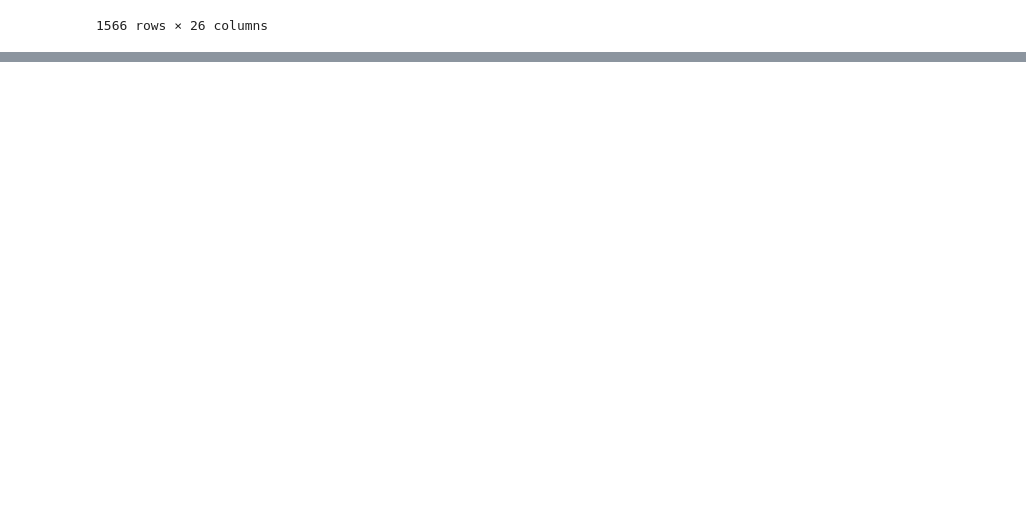
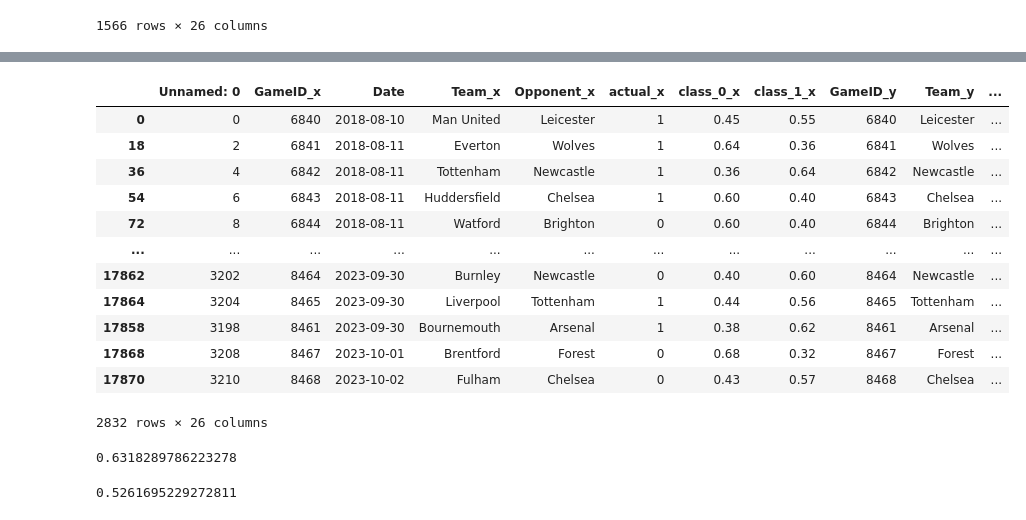
Before and after one commit to garun3/sports_betting, a Jupyter notebook: Notebooks/results_analysis.ipynb, the cells around one changed output, grey strips where cells are left out. Cells and saved outputs as stored; diff of their text form; code cells hidden in the pictures; blank space fills up the shorter version.

```diff
--- a/Notebooks/results_analysis.ipynb
+++ b/Notebooks/results_analysis.ipynb
@@ -66,0 +133,17 @@ merged
+# %%
+merged = merged.sort_values('Date')
+merged
+# %% [output]
+|  | Unnamed: 0 | GameID_x | Date | Team_x | Opponent_x | actual_x | class_0_x | class_1_x | GameID_y | Team_y | ... |
+| 0 | 0 | 6840 | 2018-08-10 | Man United | Leicester | 1 | 0.45 | 0.55 | 6840 | Leicester | ... |
+| 18 | 2 | 6841 | 2018-08-11 | Everton | Wolves | 1 | 0.64 | 0.36 | 6841 | Wolves | ... |
+| 36 | 4 | 6842 | 2018-08-11 | Tottenham | Newcastle | 1 | 0.36 | 0.64 | 6842 | Newcastle | ... |
+| 54 | 6 | 6843 | 2018-08-11 | Huddersfield | Chelsea | 1 | 0.60 | 0.40 | 6843 | Chelsea | ... |
+| 72 | 8 | 6844 | 2018-08-11 | Watford | Brighton | 0 | 0.60 | 0.40 | 6844 | Brighton | ... |
+| ... | ... | ... | ... | ... | ... | ... | ... | ... | ... | ... | ... |
+| 17862 | 3202 | 8464 | 2023-09-30 | Burnley | Newcastle | 0 | 0.40 | 0.60 | 8464 | Newcastle | ... |
+| 17864 | 3204 | 8465 | 2023-09-30 | Liverpool | Tottenham | 1 | 0.44 | 0.56 | 8465 | Tottenham | ... |
+| 17858 | 3198 | 8461 | 2023-09-30 | Bournemouth | Arsenal | 1 | 0.38 | 0.62 | 8461 | Arsenal | ... |
+| 17868 | 3208 | 8467 | 2023-10-01 | Brentford | Forest | 0 | 0.68 | 0.32 | 8467 | Forest | ... |
+| 17870 | 3210 | 8468 | 2023-10-02 | Fulham | Chelsea | 0 | 0.43 | 0.57 | 8468 | Chelsea | ... |
+2832 rows × 26 columns
@@ -66,0 +213,8 @@ merged
+# %%
+merged[((merged['EVU2.5'] > -0.05) & (merged['actual_x'] == 0)) & (merged['avgUnderPred'] >= 0.55)].shape[0] / merged[(merged['EVU2.5'] > -.05) & (merged['avgUnderPred'] >= 0.55)].shape[0]
+# %% [output]
+0.6318289786223278
+# %%
+merged[((merged['EVU2.5'] > -0.05) & (merged['actual_x'] == 0)) | ((merged['EVO2.5'] > 0) & (merged['actual_x'] == 1))].shape[0] /merged[((merged['EVU2.5'] > 0) | (merged['EVO2.5'] > 0))].shape[0]
+# %% [output]
+0.5261695229272811
```
Also changed, not shown: parts of 39 cells of this notebook, 34 other files.
